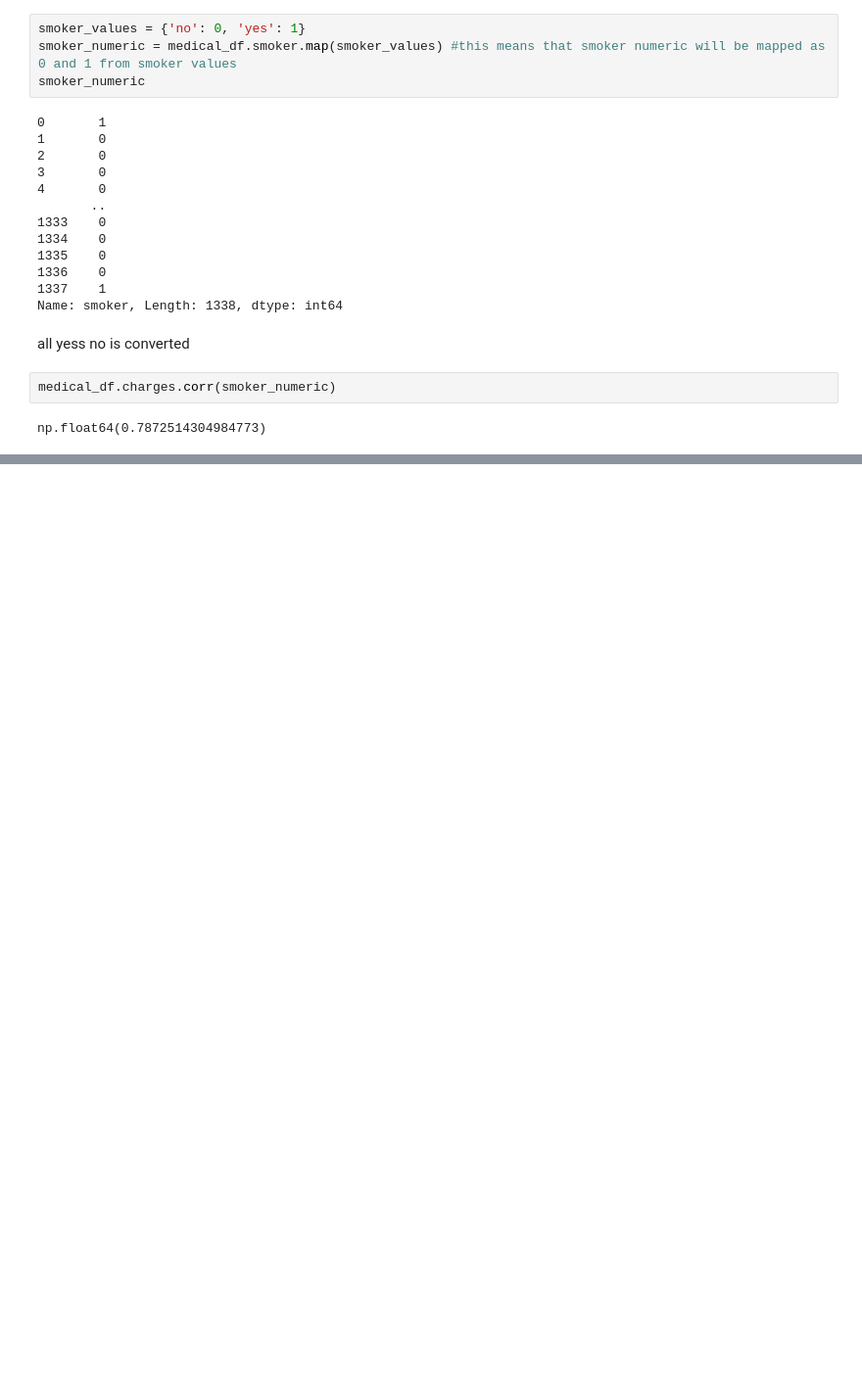
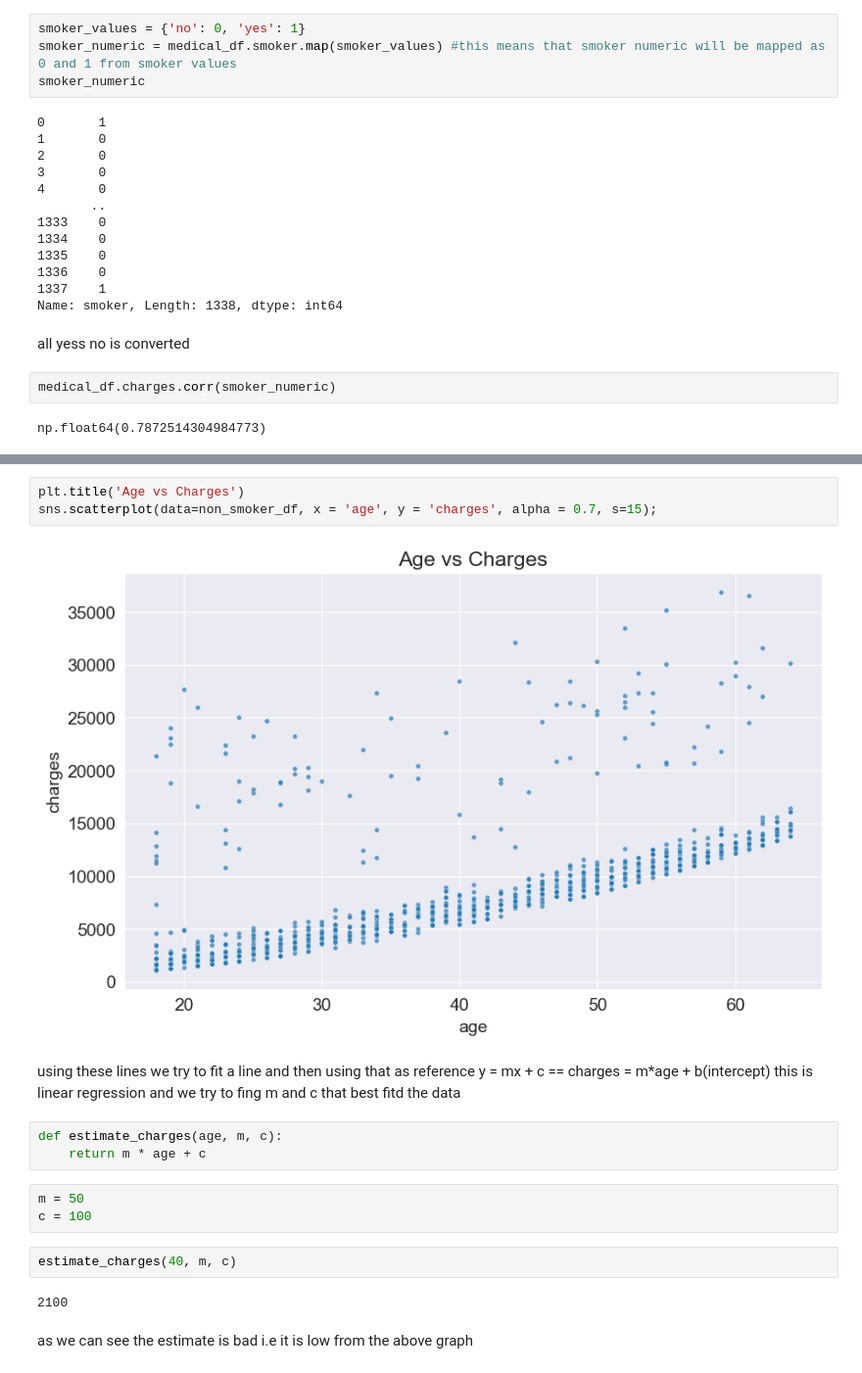
Before and after one commit to fatimazafarrizvi/Machine-Learning, a Jupyter notebook: medical.ipynb, the cells around one changed output, grey strips where cells are left out. Shown: that part at 98% size. Cells and saved outputs as stored; diff of their text form; blank space fills up the shorter version.

```diff
--- a/medical.ipynb
+++ b/medical.ipynb
@@ -262,0 +300,20 @@ np.float64(0.7872514304984773)
+# %%
+plt.title('Age vs Charges')
+sns.scatterplot(data=non_smoker_df, x = 'age', y = 'charges', alpha = 0.7, s=15);
+# %% [output]
+[figure, added]
+# %% [markdown]
+using these lines we try to fit a line and then using that as reference y = mx + c == charges = m*age + b(intercept)
+this is linear regression and we try to fing  m and c that best fitd the data
+# %%
+def estimate_charges(age, m, c):
+    return m * age + c
+# %%
+m = 50
+c = 100
+# %%
+estimate_charges(40, m, c)
+# %% [output]
+2100
+# %% [markdown]
+as we can see the estimate is bad i.e it is low from the above graph
```
Also changed, not shown: parts of 29 cells of this notebook.
